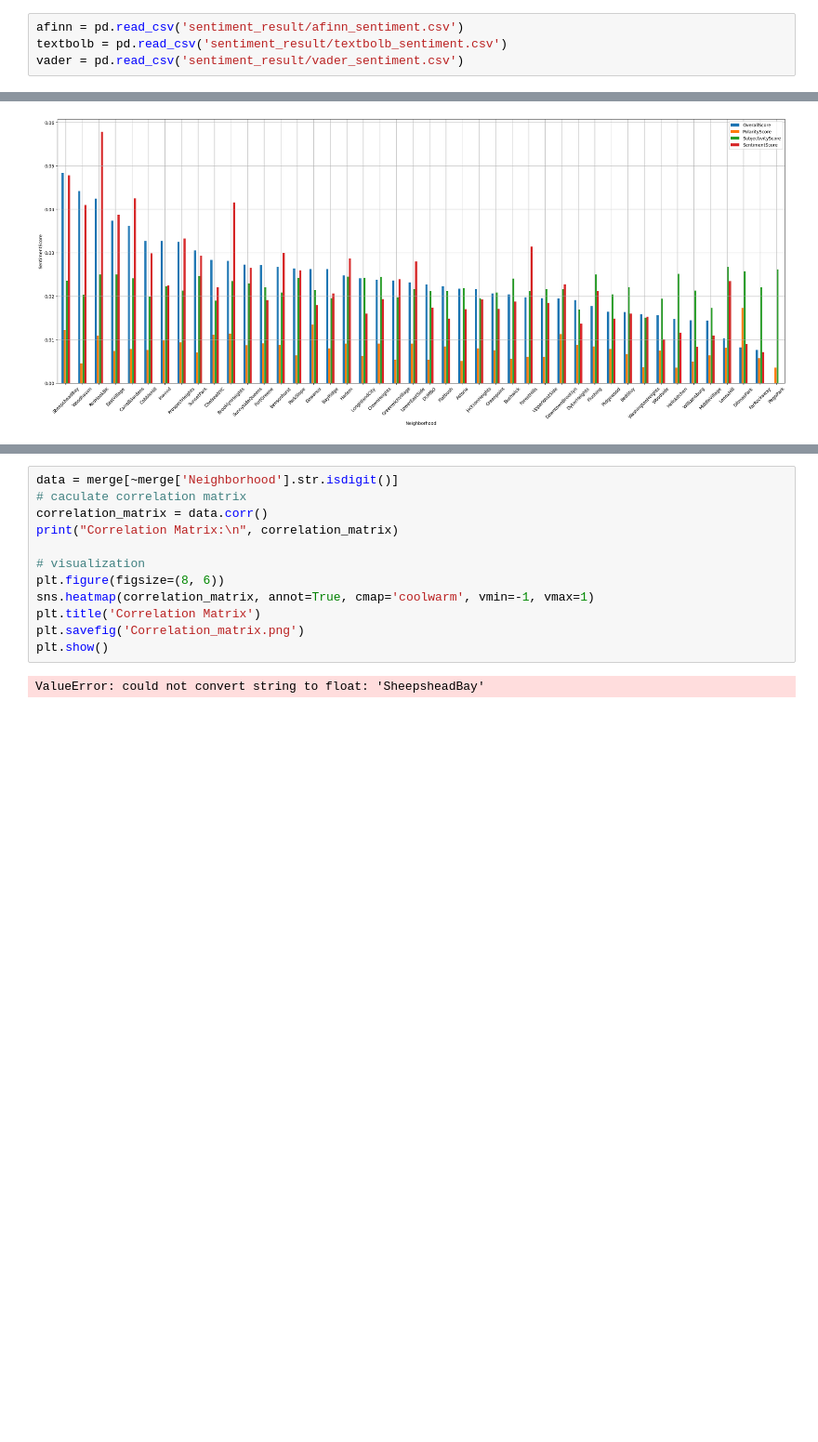
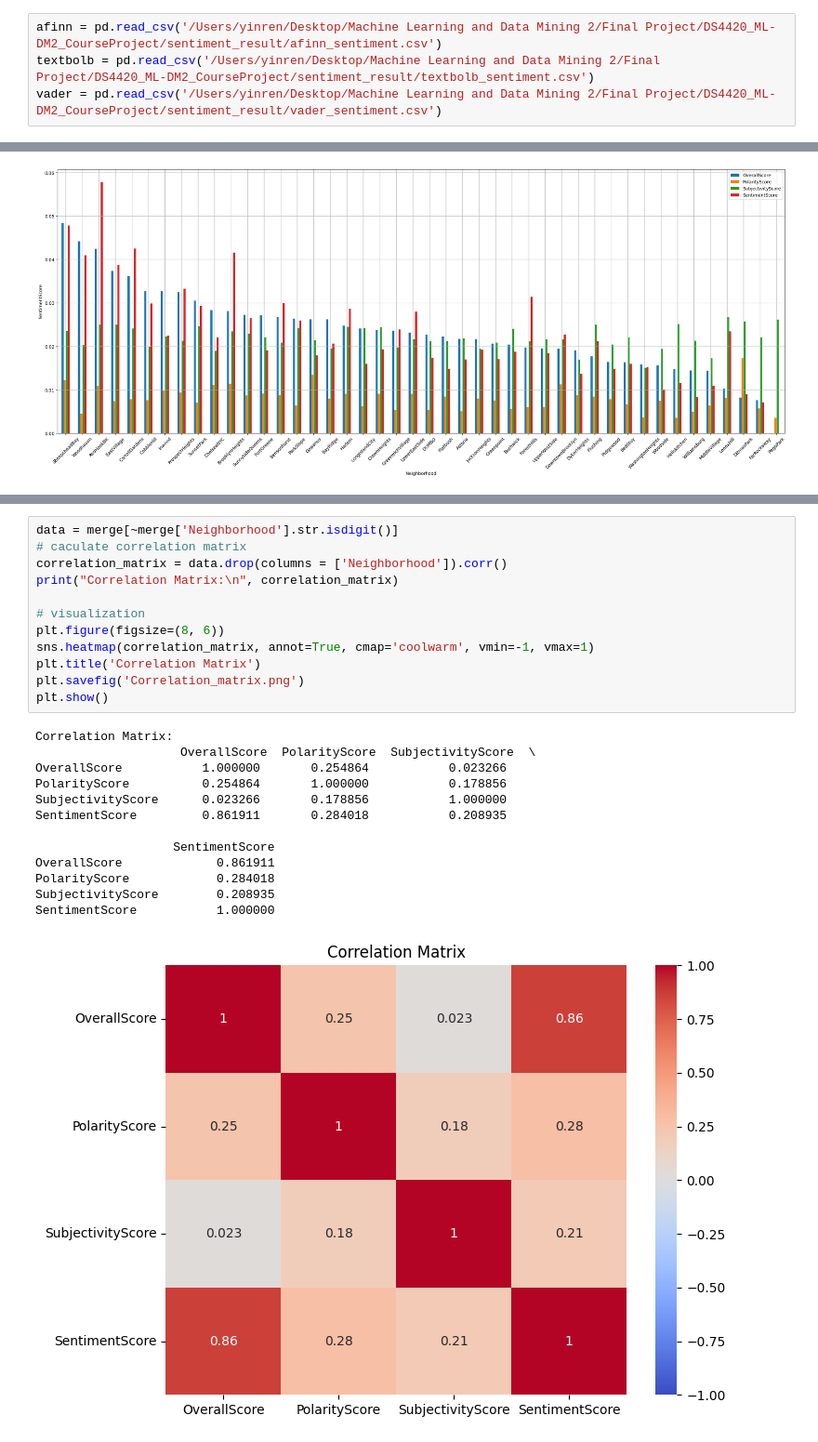
Before and after one commit to R-Yin-217/DS4420_ML-DM2_CourseProject, a Jupyter notebook: src/other_analysys/statistics.ipynb, the cells around one changed output, grey strips where cells are left out. Shown: that part at 93% size. Cells and saved outputs as stored; diff of their text form; blank space fills up the shorter version.

```diff
--- a/src/other_analysys/statistics.ipynb
+++ b/src/other_analysys/statistics.ipynb
@@ -3,9 +3,9 @@ import pandas as pd
 import matplotlib.pyplot as plt
 import seaborn as sns
 # %%
-afinn = pd.read_csv('sentiment_result/afinn_sentiment.csv')
-textbolb = pd.read_csv('sentiment_result/textbolb_sentiment.csv')
-vader = pd.read_csv('sentiment_result/vader_sentiment.csv')
+afinn = pd.read_csv('/Users/yinren/Desktop/Machine Learning and Data Mining 2/Final Project/DS4420_ML-DM2_CourseProject/sentiment_result/afinn_sentiment.csv')
+textbolb = pd.read_csv('/Users/yinren/Desktop/Machine Learning and Data Mining 2/Final Project/DS4420_ML-DM2_CourseProject/sentiment_result/textbolb_sentiment.csv')
+vader = pd.read_csv('/Users/yinren/Desktop/Machine Learning and Data Mining 2/Final Project/DS4420_ML-DM2_CourseProject/sentiment_result/vader_sentiment.csv')
 # %%
 textbolb.head()
 # %% [output]
@@ -70,14 +92,26 @@ plt.show()
 # %%
 data = merge[~merge['Neighborhood'].str.isdigit()]
 # caculate correlation matrix
-correlation_matrix = data.corr()
+correlation_matrix = data.drop(columns = ['Neighborhood']).corr()
 print("Correlation Matrix:\n", correlation_matrix)
 
 # visualization
 plt.figure(figsize=(8, 6))
 sns.heatmap(correlation_matrix, annot=True, cmap='coolwarm', vmin=-1, vmax=1)
 plt.title('Correlation Matrix')
 plt.savefig('Correlation_matrix.png')
 plt.show()
 # %% [output]
-ValueError: could not convert string to float: 'SheepsheadBay'
+Correlation Matrix:
+                    OverallScore  PolarityScore  SubjectivityScore  \
+OverallScore           1.000000       0.254864           0.023266
+PolarityScore          0.254864       1.000000           0.178856
+SubjectivityScore      0.023266       0.178856           1.000000
+SentimentScore         0.861911       0.284018           0.208935
+
+                   SentimentScore
+OverallScore             0.861911
+PolarityScore            0.284018
+SubjectivityScore        0.208935
+SentimentScore           1.000000
+[figure, added]
```
Also changed, not shown: parts of 1 cell of this notebook, 3 other files.
